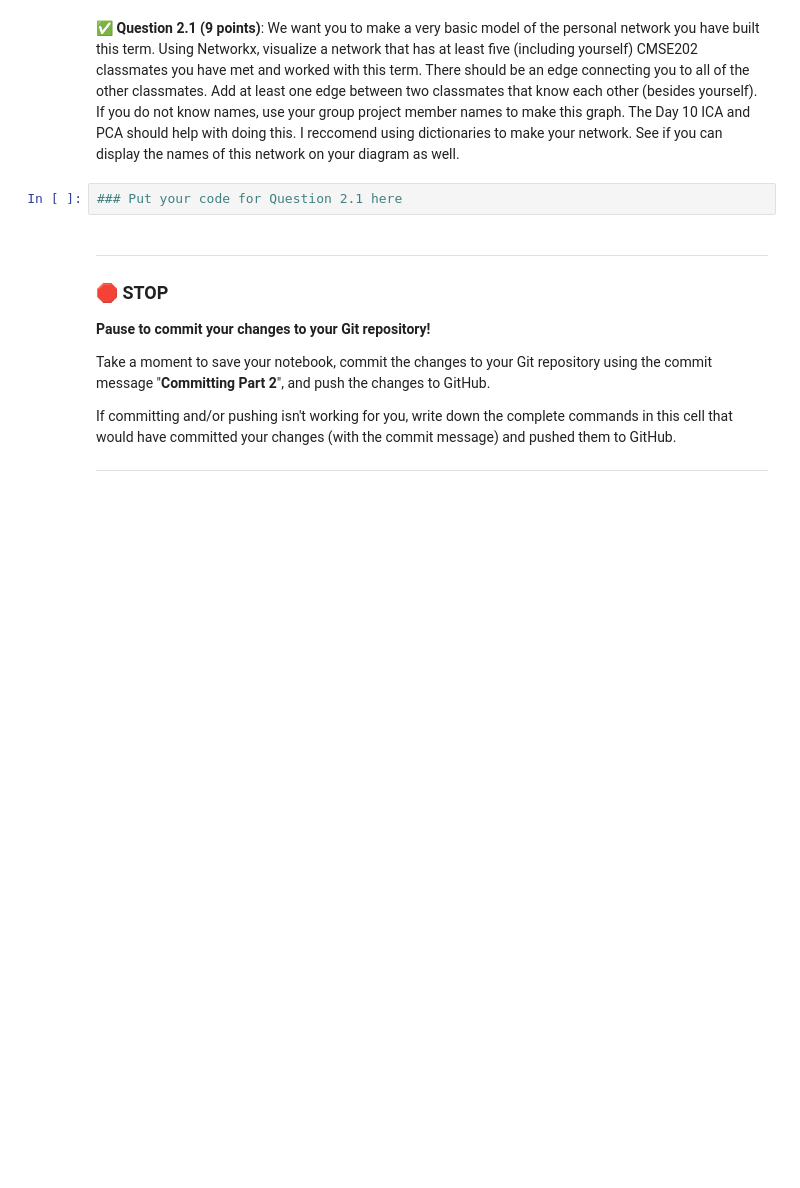
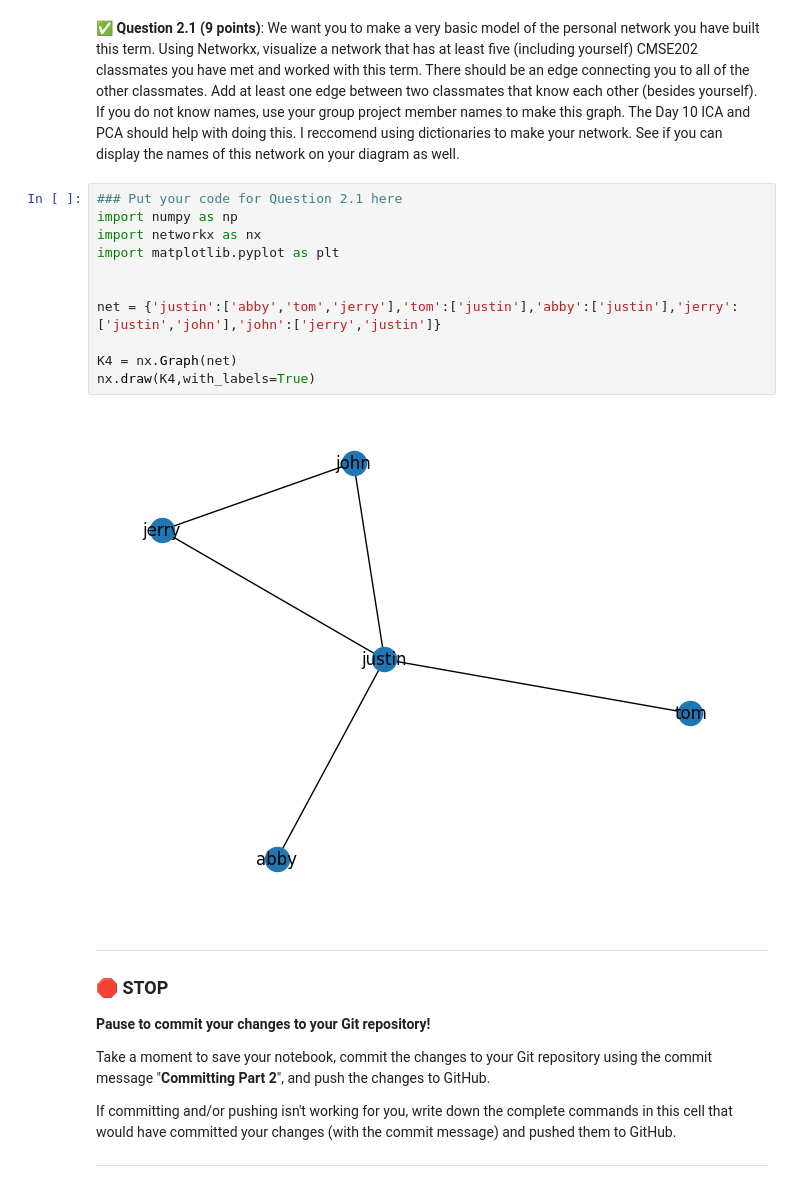
Before and after one commit to gambre11/CMSE202_Git_Started, a Jupyter notebook: Final/CMSE202-Final-SS25-Section002-STUDENT-Copy1.ipynb, the cells around one changed output. Saved outputs shown, nothing was run; the diff lists cells and outputs as text; blank space fills up the shorter version.

```diff
--- a/Final/CMSE202-Final-SS25-Section002-STUDENT-Copy1.ipynb
+++ b/Final/CMSE202-Final-SS25-Section002-STUDENT-Copy1.ipynb
@@ -49,8 +51,19 @@ If everything went as intended, the file should now show up on your GitHub accou
 ## Part 2: Graph Theory and Networks (7 points)
 # %% [markdown]
 &#9989; **Question 2.1 (9 points)**: We want you to make a very basic model of the personal network you have built this term. Using Networkx, visualize a network that has at least five (including yourself) CMSE202 classmates you have met and worked with this term. There should be an edge connecting you to all of the other classmates. Add at least one edge between two classmates that know each other (besides yourself). If you do not know names, use your group project member names to make this graph. The Day 10 ICA and PCA should help with doing this. I reccomend using dictionaries to make your network. See if you can display the names of this network on your diagram as well.
-# %%
-### Put your code for Question 2.1 here
+# %%
+### Put your code for Question 2.1 here
+import numpy as np
+import networkx as nx
+import matplotlib.pyplot as plt
+
+
+net = {'justin':['abby','tom','jerry'],'tom':['justin'],'abby':['justin'],'jerry':['justin','john'],'john':['jerry','justin']}
+
+K4 = nx.Graph(net)
+nx.draw(K4,with_labels=True)
+# %% [output]
+[figure, added]
 # %% [markdown]
 ---
 ### &#128721; STOP
```
Also changed, not shown: parts of 1 cell of this notebook.
